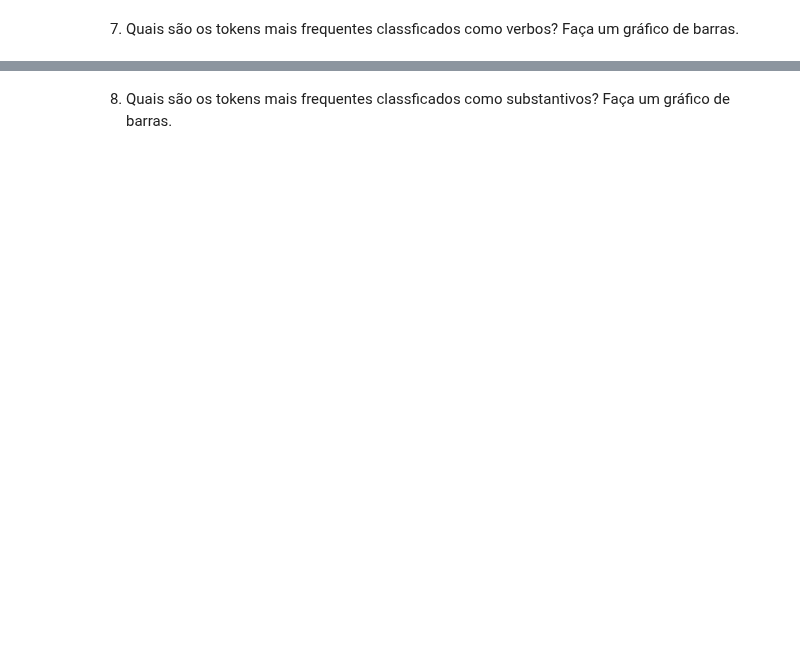
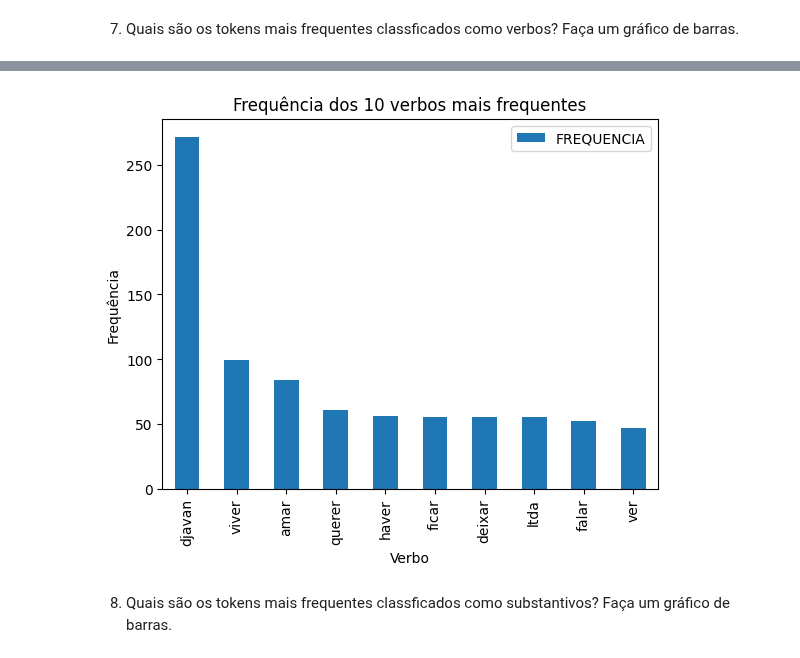
Before and after one commit to clairtonluz/MBA-em-ciencia-de-dados, a Jupyter notebook: Mineracao de Texto/exercicios/EXERCICIO-2- MINERACAO DE TEXTO- 2025.ipynb, the cells around one changed output, grey strips where cells are left out. Drawn from its saved outputs; the diff is of its cells as text; code cells hidden in the pictures; blank space fills up the shorter version.

```diff
--- a/Mineracao de Texto/exercicios/EXERCICIO-2- MINERACAO DE TEXTO- 2025.ipynb
+++ b/Mineracao de Texto/exercicios/EXERCICIO-2- MINERACAO DE TEXTO- 2025.ipynb
@@ -381,0 +397,13 @@ plt.show()
+# %%
+
+frequencia_verbos = Counter()
+
+for verbos in df.VERBOS:
+    frequencia_verbos.update(verbos)
+
+frequencia_verbos = dict(frequencia_verbos)
+
+df_frequencia_verbos = pd.DataFrame(frequencia_verbos.items(), columns=['VERBO', 'FREQUENCIA'])
+df_frequencia_verbos = df_frequencia_verbos.sort_values(by='FREQUENCIA', ascending=False)
+
+df_frequencia_verbos.head()
@@ -382,3 +417,13 @@ plt.show()
+# %%
+ax = df_frequencia_verbos.head(10).plot.bar(x='VERBO', y='FREQUENCIA')
+
+ax.set_xlabel('Verbo')
+ax.set_ylabel('Frequência')
+ax.set_title('Frequência dos 10 verbos mais frequentes')
+
+plt.show()
+# %% [output]
+[figure, added]
 # %% [markdown]
 8. Quais são os tokens mais frequentes classficados como substantivos? Faça um gráfico de barras.
 # %%
```
Also changed, not shown: parts of 12 cells of this notebook.
